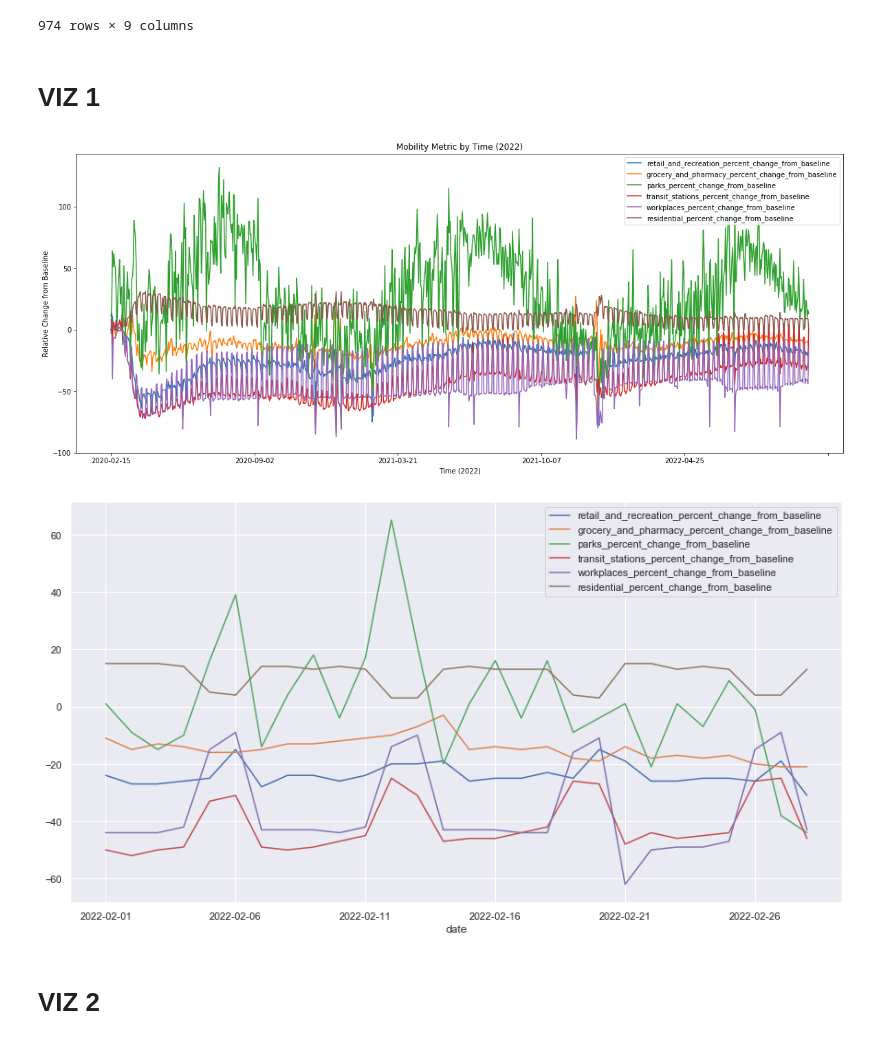
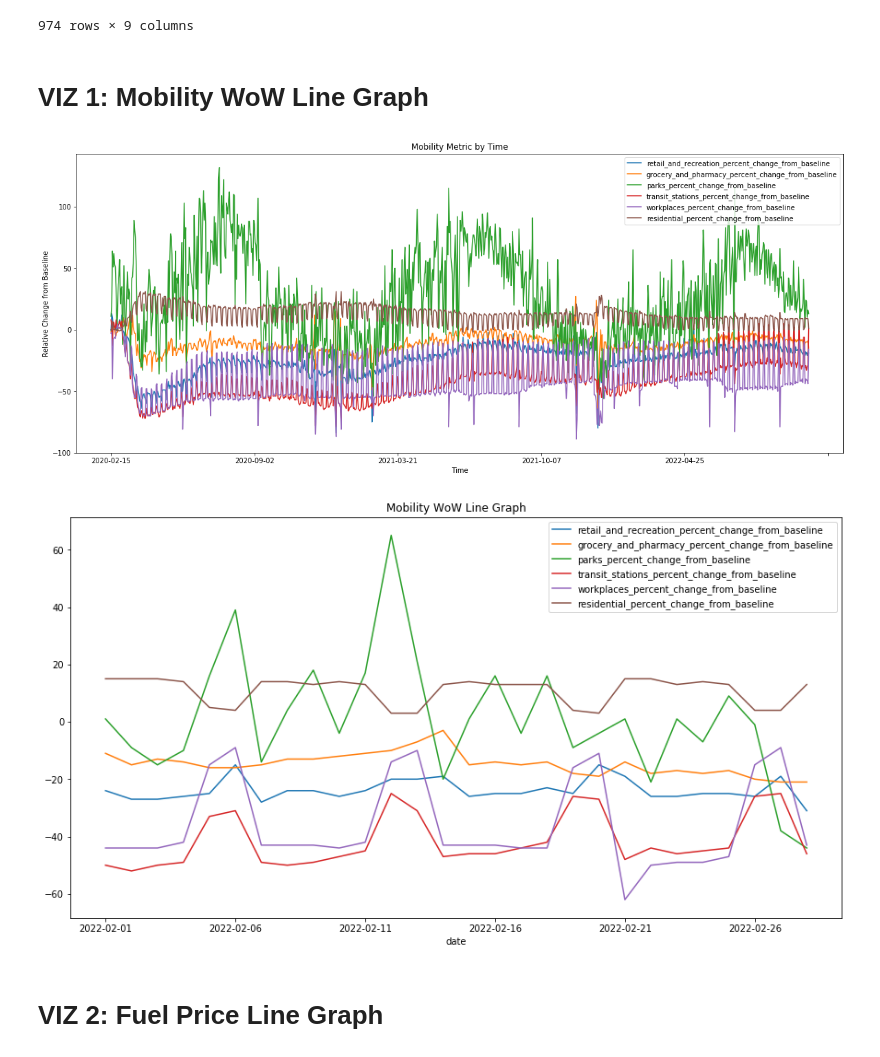
Before and after one commit to tangderek-702/data102proj, a Jupyter notebook: master_EDA.ipynb, the cells around one changed output. Saved outputs shown, nothing was run; the diff lists cells and outputs as text; code cells hidden in the pictures.

Commit message:
Cleaned up graphs

```diff
--- a/master_EDA.ipynb
+++ b/master_EDA.ipynb
@@ -124,7 +124,7 @@ combined.sort_values(by='date')
 | 973 | 2022-10-15 | -19.0 | -15.0 | 13.0 | 1.0 | ... |
 974 rows × 9 columns
 # %% [markdown]
-# VIZ 1
+# VIZ 1: Mobility WoW Line Graph
 # %%
 king_df.plot(x="date",
              y=[
@@ -136,25 +136,26 @@ king_df.plot(x="date",
                  "residential_percent_change_from_baseline"
              ],
              figsize = (20, 8))
-plt.title("Mobility Metric by Time (2022)")
-plt.xlabel("Time (2022)")
+plt.title("Mobility Metric by Time")
+plt.xlabel("Time")
 plt.ylabel("Relative Change from Baseline");
 # %% [output]
-[figure, old version]
+[figure, new version]
 # %%
 king_df[717:745].plot(x="date",
              y=[
                  "retail_and_recreation_percent_change_from_baseline",
                  "grocery_and_pharmacy_percent_change_from_baseline",
                  "parks_percent_change_from_baseline",
                  "transit_stations_percent_change_from_baseline",
                  "workplaces_percent_change_from_baseline",
                  "residential_percent_change_from_baseline"
              ],
              figsize = (15, 8));
+plt.title("Mobility WoW Line Graph");
 # %% [output]
-[figure, old version]
+[figure, new version]
 # %% [markdown]
-# VIZ 2
+# VIZ 2: Fuel Price Line Graph
 # %%
 fuel_prices.plot(x="date", y='Price Per Gallon',figsize = (10,10))
```
Also changed, not shown: parts of 11 cells of this notebook.
